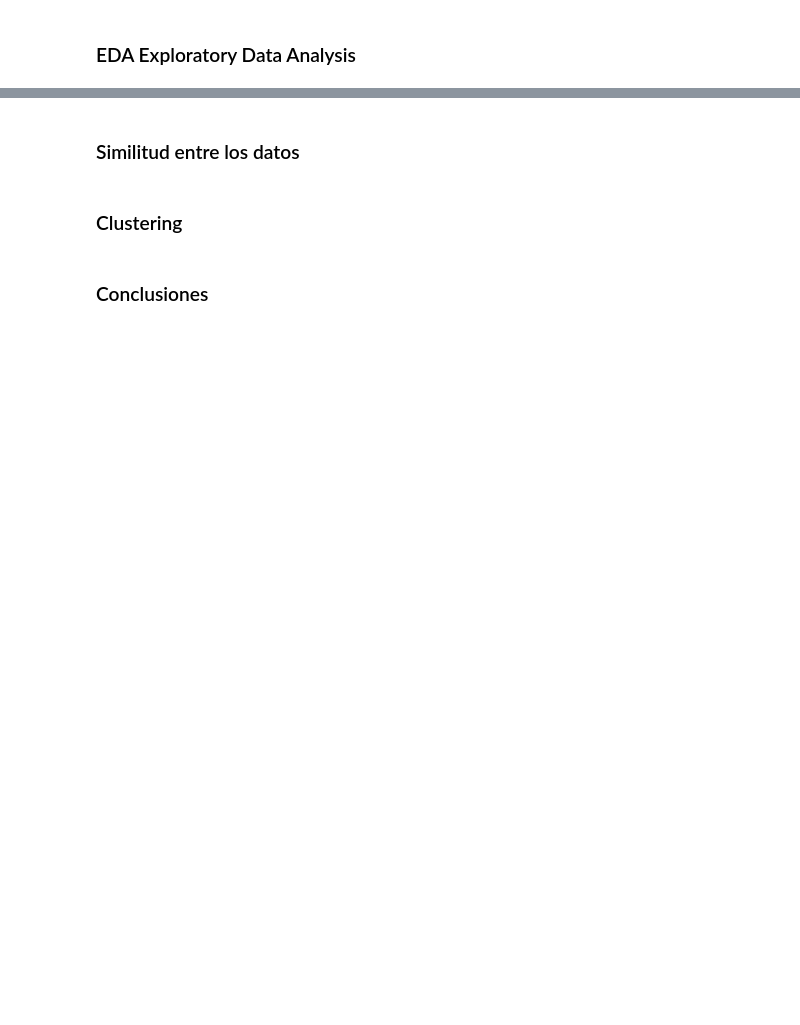
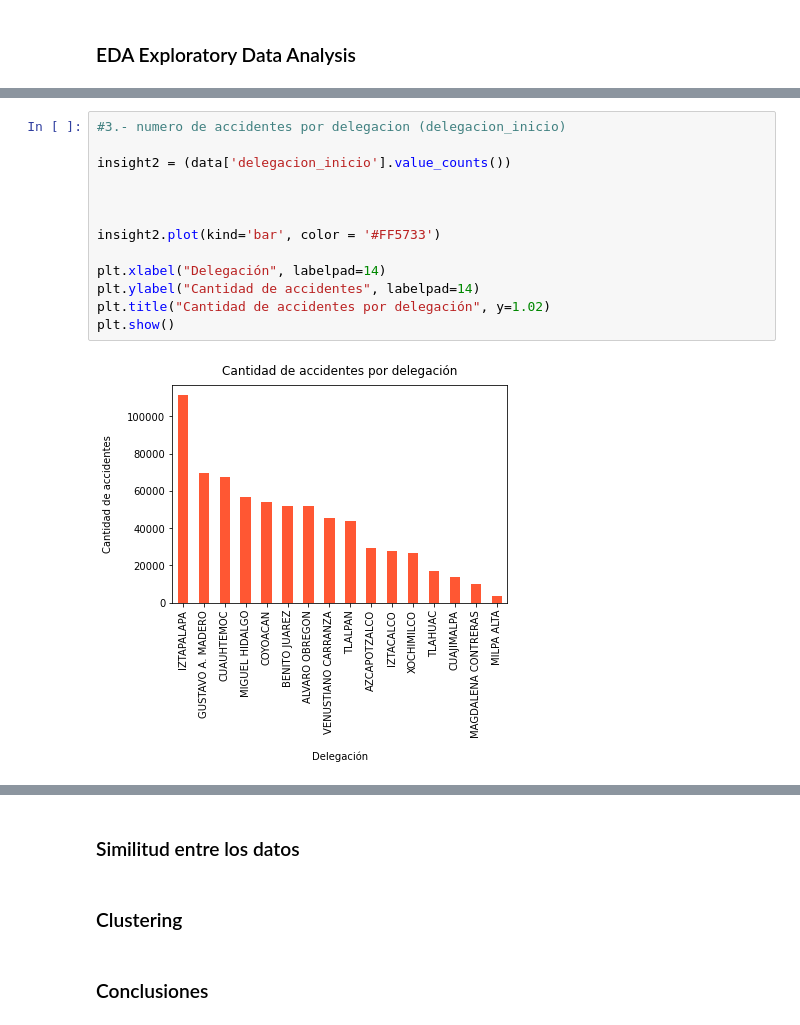
Before and after one commit to Palacios-F/Proyecto_CDIN, a Jupyter notebook: CODE/Proyecto.ipynb, the cells around one changed output, grey strips where cells are left out. Drawn from its saved outputs; the diff is of its cells as text; blank space fills up the shorter version.

```diff
--- a/CODE/Proyecto.ipynb
+++ b/CODE/Proyecto.ipynb
@@ -143,0 +184,15 @@ los datos o inclusive se pueden combinar las tablas, una de las ventajas de los
+# %%
+#3.- numero de accidentes por delegacion (delegacion_inicio)
+
+insight2 = (data['delegacion_inicio'].value_counts())
+
+
+
+insight2.plot(kind='bar', color = '#FF5733')
+
+plt.xlabel("Delegación", labelpad=14)
+plt.ylabel("Cantidad de accidentes", labelpad=14)
+plt.title("Cantidad de accidentes por delegación", y=1.02)
+plt.show()
+# %% [output]
+[figure, added]
```
Also changed, not shown: parts of 14 cells of this notebook, 1 other file.
